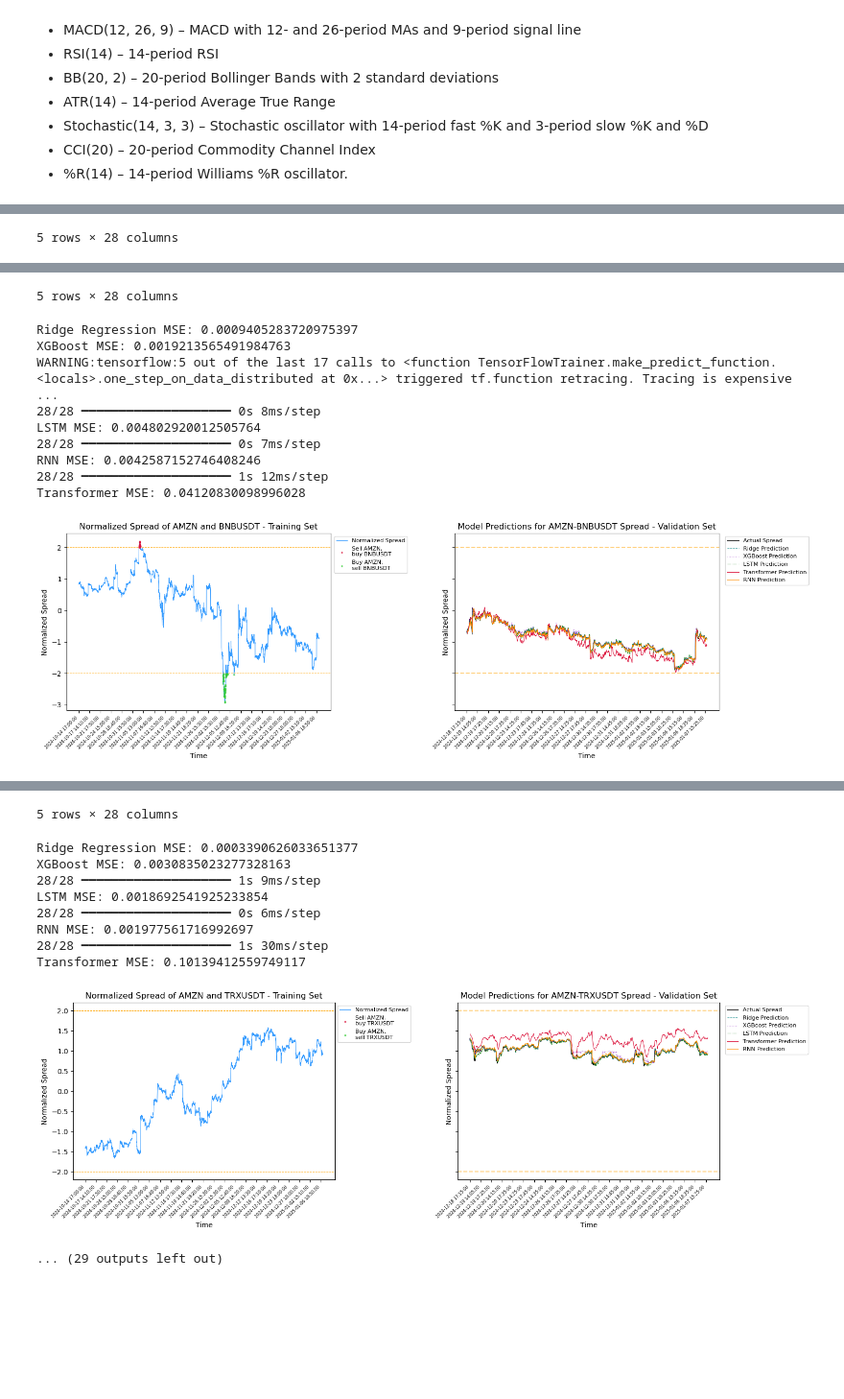
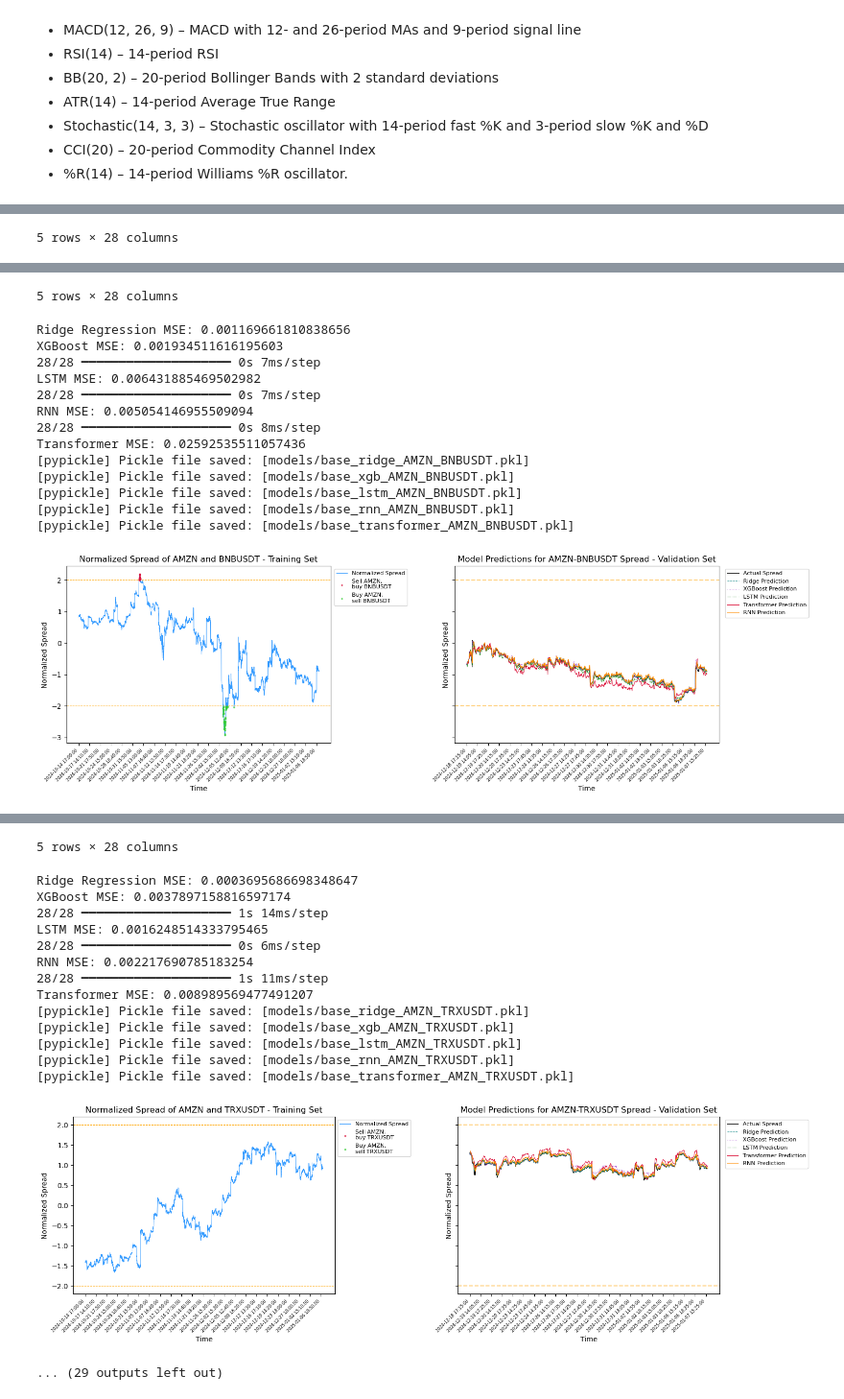
Before and after one commit to nite4/mscfe-masters-project, a Jupyter notebook: src/modeling.ipynb, the cells around one changed output, grey strips where cells are left out. Shown at 96% size. Saved outputs shown, nothing was run; the diff lists cells and outputs as text; code cells hidden in the pictures; blank space fills up the shorter version.

Commit message:
Added LASSO feature selection.

```diff
--- a/src/modeling.ipynb
+++ b/src/modeling.ipynb
@@ -226,4 +230,13 @@ df_full[df_full['Symbol']==tickerX]
 # %%
+# Ensure that we can overwrite the models
+# Delete all files starting with "base_" in models folder
+base_files = glob.glob('models/base_*')
+for file in base_files:
+    try:
+        os.remove(file)
+    except Exception as e:
+        print(f'Error deleting {file}: {str(e)}')
+
 untuned_performance = []
 scalers = []
 validation_dfs = pd.DataFrame()
@@ -282,11 +295,21 @@ for p in pairs:
     display(spread_df.head())
     # Added .copy() to avoid warnings
     model_df = spread_df.drop(['TradingSignal'], axis=1).copy()
+
     # Create 5 lags
     # To be replaced with/extended by Technical Analysis features
     for lag in range(1, 6):
         model_df.loc[:, f'NormalizedSpread_Lag{lag}'] = model_df['NormalizedSpread'].shift(lag)
     model_df = model_df.dropna()
+
+    # Perform LASSO feature selection
+    X_temp = model_df.drop('NormalizedSpread', axis=1)
+    y_temp = model_df['NormalizedSpread']
+    lasso = LassoCV(cv=5, random_state=42)
+    lasso.fit(X_temp, y_temp)
+    # Get selected features based on non-zero coefficients
+    selected_features = X_temp.columns[abs(lasso.coef_) > 0].tolist()
+    model_df = pd.concat([X_temp[selected_features], y_temp], axis=1)
 
     # Models with default parameters
     (ridge, ridge_mse, ridge_test_df,
@@ -299,6 +322,13 @@ for p in pairs:
      rnn_time, rnn_memory) = models.rnn_regression(df=model_df, p=p)
     (trf, trf_mse, trf_test_df,
      trf_time, trf_memory) = models.transformer_regression(df=model_df, p=p)
+
+    # Save the models
+    pypickle.save(f'models/base_ridge_{p.replace(" ", "_")}.pkl', ridge)
+    pypickle.save(f'models/base_xgb_{p.replace(" ", "_")}.pkl', xgb)
+    pypickle.save(f'models/base_lstm_{p.replace(" ", "_")}.pkl', lstm)
+    pypickle.save(f'models/base_rnn_{p.replace(" ", "_")}.pkl', rnn)
+    pypickle.save(f'models/base_transformer_{p.replace(" ", "_")}.pkl', trf)
 
     validation_dfs = pd.concat([validation_dfs,
                                 ridge_test_df,
@@ -325,12 +355,12 @@ for p in pairs:
                                 'Transformer Training Time': trf_time,
                                 'Transformer Memory Usage': trf_memory,
                                 })
-
     # Plot forecasts
     fig, (ax1, ax2) = plt.subplots(1, 2, figsize=(16, 5), sharey=True)
-    plot_spread(spread_df, tickerX, tickerY, ax=ax1)
-    models.plot_model_forecasts(ridge_test_df, xgb_test_df, lstm_test_df,
-                                trf_test_df, rnn_test_df, tickerX, tickerY, ax=ax2)
+    data.plot_spread(spread_df, tickerX, tickerY, ax=ax1)
+    models.plot_model_forecasts(ridge_test_df, xgb_test_df,
+                                lstm_test_df, trf_test_df,
+                                rnn_test_df, tickerX, tickerY, ax=ax2)
     plt.show();
     # spread_df.to_csv(f'output/spread_{tickerX}_{tickerY}.csv')
 
@@ -358,37 +392,46 @@ Transformer MSE: 0.07550442689436261
 |  | AMZN_EMA8 | AMZN_EMA21 | AMZN_EMA55 | AMZN_MACD | AMZN_RSI14 | AMZN_BBupper | AMZN_BBmiddle | AMZN_BBlower | ... |
 | OpenTime |  |  |  |  |  |  |  |  | ... |
 | 2024-10-14 17:00:00 | -1.391019 | -1.376020 | -1.345538 | -0.474016 | -1.382852 | -1.406715 | -1.372165 | -1.329783 | ... |
 | 2024-10-14 17:05:00 | -1.393486 | -1.378174 | -1.347258 | -0.484739 | -1.308223 | -1.408894 | -1.374627 | -1.332518 | ... |
 | 2024-10-14 17:10:00 | -1.395551 | -1.380194 | -1.348941 | -0.490461 | -1.329398 | -1.412758 | -1.377320 | -1.334014 | ... |
 | 2024-10-14 17:15:00 | -1.395614 | -1.381398 | -1.350316 | -0.473952 | -0.918614 | -1.418584 | -1.379733 | -1.332963 | ... |
 | 2024-10-14 17:20:00 | -1.397721 | -1.383335 | -1.351973 | -0.479091 | -1.242559 | -1.421173 | -1.381948 | -1.334789 | ... |
 5 rows × 28 columns
-Ridge Regression MSE: 0.0009405283720975397
-XGBoost MSE: 0.0019213565491984763
-WARNING:tensorflow:5 out of the last 17 calls to <function TensorFlowTrainer.make_predict_function.<locals>.one_step_on_data_distributed at 0x...> triggered tf.function retracing. Tracing is expensive ...
+Ridge Regression MSE: 0.001169661810838656
+XGBoost MSE: 0.001934511616195603
+28/28 ━━━━━━━━━━━━━━━━━━━━ 0s 7ms/step
+LSTM MSE: 0.006431885469502982
+28/28 ━━━━━━━━━━━━━━━━━━━━ 0s 7ms/step
+RNN MSE: 0.005054146955509094
 28/28 ━━━━━━━━━━━━━━━━━━━━ 0s 8ms/step
-LSTM MSE: 0.004802920012505764
-28/28 ━━━━━━━━━━━━━━━━━━━━ 0s 7ms/step
-RNN MSE: 0.0042587152746408246
-28/28 ━━━━━━━━━━━━━━━━━━━━ 1s 12ms/step
-Transformer MSE: 0.04120830098996028
+Transformer MSE: 0.02592535511057436
+[pypickle] Pickle file saved: [models/base_ridge_AMZN_BNBUSDT.pkl]
+[pypickle] Pickle file saved: [models/base_xgb_AMZN_BNBUSDT.pkl]
+[pypickle] Pickle file saved: [models/base_lstm_AMZN_BNBUSDT.pkl]
+[pypickle] Pickle file saved: [models/base_rnn_AMZN_BNBUSDT.pkl]
+[pypickle] Pickle file saved: [models/base_transformer_AMZN_BNBUSDT.pkl]
 [figure]
 |  | AMZN_EMA8 | AMZN_EMA21 | AMZN_EMA55 | AMZN_MACD | AMZN_RSI14 | AMZN_BBupper | AMZN_BBmiddle | AMZN_BBlower | ... |
 | OpenTime |  |  |  |  |  |  |  |  | ... |
 | 2024-10-14 17:00:00 | -1.391019 | -1.376020 | -1.345538 | -0.474016 | -1.382852 | -1.406715 | -1.372165 | -1.329783 | ... |
 | 2024-10-14 17:05:00 | -1.393486 | -1.378174 | -1.347258 | -0.484739 | -1.308223 | -1.408894 | -1.374627 | -1.332518 | ... |
 | 2024-10-14 17:10:00 | -1.395551 | -1.380194 | -1.348941 | -0.490461 | -1.329398 | -1.412758 | -1.377320 | -1.334014 | ... |
 | 2024-10-14 17:15:00 | -1.395614 | -1.381398 | -1.350316 | -0.473952 | -0.918614 | -1.418584 | -1.379733 | -1.332963 | ... |
 | 2024-10-14 17:20:00 | -1.397721 | -1.383335 | -1.351973 | -0.479091 | -1.242559 | -1.421173 | -1.381948 | -1.334789 | ... |
 5 rows × 28 columns
-Ridge Regression MSE: 0.0003390626033651377
-XGBoost MSE: 0.0030835023277328163
-28/28 ━━━━━━━━━━━━━━━━━━━━ 1s 9ms/step
-LSTM MSE: 0.0018692541925233854
+Ridge Regression MSE: 0.0003695686698348647
+XGBoost MSE: 0.0037897158816597174
+28/28 ━━━━━━━━━━━━━━━━━━━━ 1s 14ms/step
+LSTM MSE: 0.0016248514333795465
 28/28 ━━━━━━━━━━━━━━━━━━━━ 0s 6ms/step
-RNN MSE: 0.001977561716992697
-28/28 ━━━━━━━━━━━━━━━━━━━━ 1s 30ms/step
-Transformer MSE: 0.10139412559749117
+RNN MSE: 0.002217690785183254
+28/28 ━━━━━━━━━━━━━━━━━━━━ 1s 11ms/step
+Transformer MSE: 0.008989569477491207
+[pypickle] Pickle file saved: [models/base_ridge_AMZN_TRXUSDT.pkl]
+[pypickle] Pickle file saved: [models/base_xgb_AMZN_TRXUSDT.pkl]
+[pypickle] Pickle file saved: [models/base_lstm_AMZN_TRXUSDT.pkl]
+[pypickle] Pickle file saved: [models/base_rnn_AMZN_TRXUSDT.pkl]
+[pypickle] Pickle file saved: [models/base_transformer_AMZN_TRXUSDT.pkl]
-[figure, old version]
+[figure, new version]
 ... (29 outputs left out)
 # %% [markdown]
```
Also changed, not shown: parts of 7 cells of this notebook, 54 other files.
